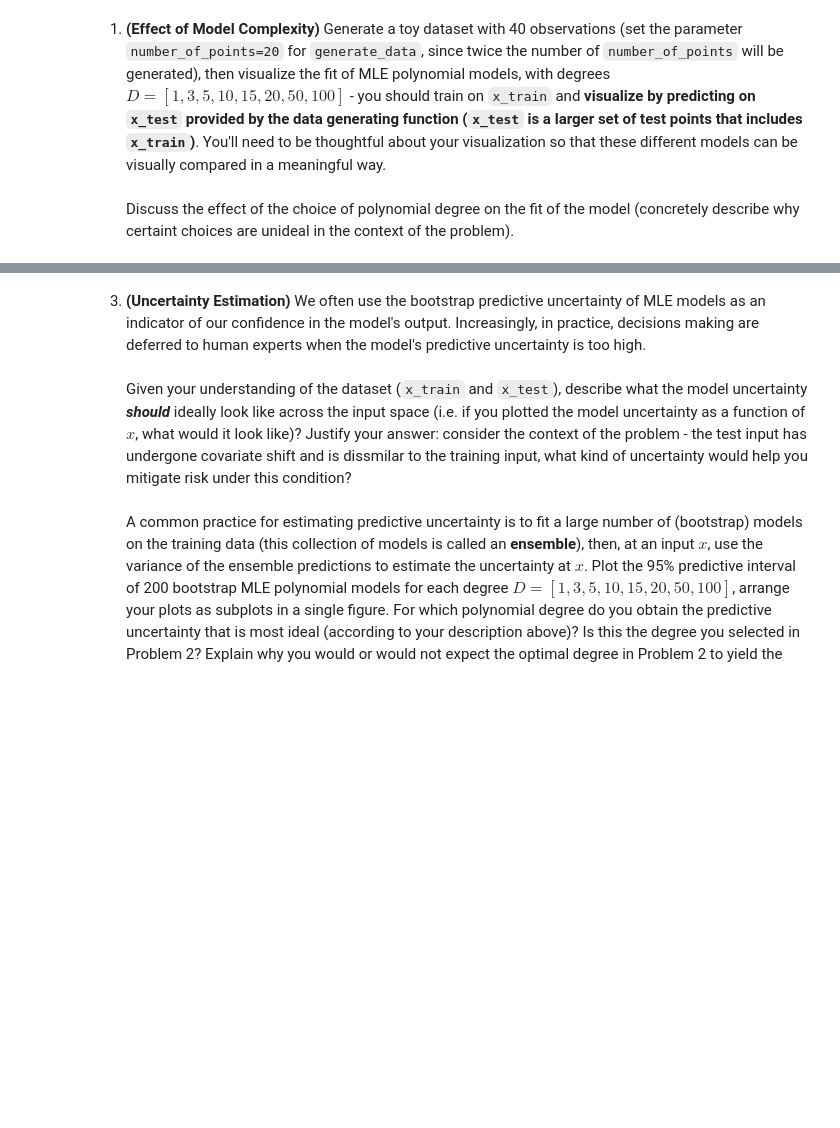
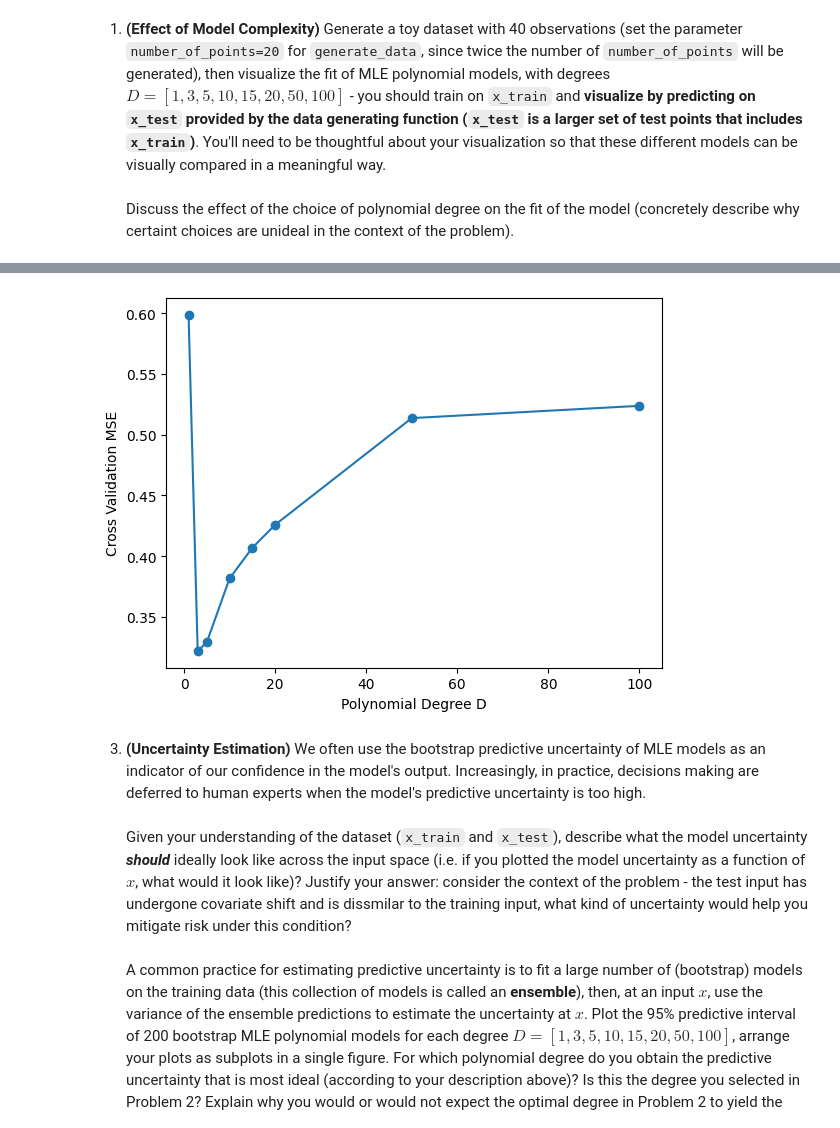
Before and after one commit to chihuangliu/ELEC70122_ML_for_Safety_Critical_Decision_Making, a Jupyter notebook: ELEC70122_HW1.ipynb, the cells around one changed output, grey strips where cells are left out. Cells and saved outputs as stored; diff of their text form; code cells hidden in the pictures; blank space fills up the shorter version.

```diff
--- a/ELEC70122_HW1.ipynb
+++ b/ELEC70122_HW1.ipynb
@@ -91,6 +155,37 @@ For now, a very simple method for selecting the optimal degree is via cross-vali
 
   Explain why performing model selection by cross-validation mitigates the risk of choosing an undesirable polynomial (identified in Problem 1)?<br><br>
   Implement model selection by cross-validation for the toy dataset generated in Problem 1 using MSE as your performance metric and select an optimal degree from $D=[1,3,5,10,15,20,50,100]$.
+# %%
+from sklearn.metrics import mean_squared_error
+
+seeds = rng.integers(0, 10000, size=10)
+
+cv_results = {}
+for D in [1, 3, 5, 10, 15, 20, 50, 100]:
+    MSEs = []
+    for seed in seeds:
+        x_train, y_train, _ = generate_data(
+            number_of_points=20, noise_variance=0.3, seed=seed
+        )
+        x_valid, y_valid, _ = generate_data(
+            number_of_points=20, noise_variance=0.3, seed=seed + 1
+        )
+
+        polynomial, model = fit_polynomial_linear_regression(x_train, y_train, D)
+        pred = predict_polynomial_linear_regression(x_valid, polynomial, model)
+
+        MSEs.append(mean_squared_error(y_valid, pred.flatten()))
+
+    mse_cv = np.mean(MSEs)
+    cv_results[D] = mse_cv
+
+
+plt.plot(list(cv_results.keys()), list(cv_results.values()), marker="o")
+plt.xlabel("Polynomial Degree D")
+plt.ylabel("Cross Validation MSE")
+plt.show()
+# %% [output]
+[figure, added]
 # %% [markdown]
 3. **(Uncertainty Estimation)** We often use the bootstrap predictive uncertainty of MLE models as an indicator of our confidence in the model's output. Increasingly, in practice, decisions making are deferred to human experts when the model's predictive uncertainty is too high. <br><br>
 Given your understanding of the dataset (`x_train` and `x_test`), describe what the model uncertainty ***should*** ideally look like across the input space (i.e. if you plotted the model uncertainty as a function of $x$, what would it look like)? Justify your answer: consider the context of the problem - the test input has undergone covariate shift and is dissmilar to the training input, what kind of uncertainty would help you mitigate risk under this condition?<br><br>
```
Also changed, not shown: parts of 15 cells of this notebook, 4 other files.
